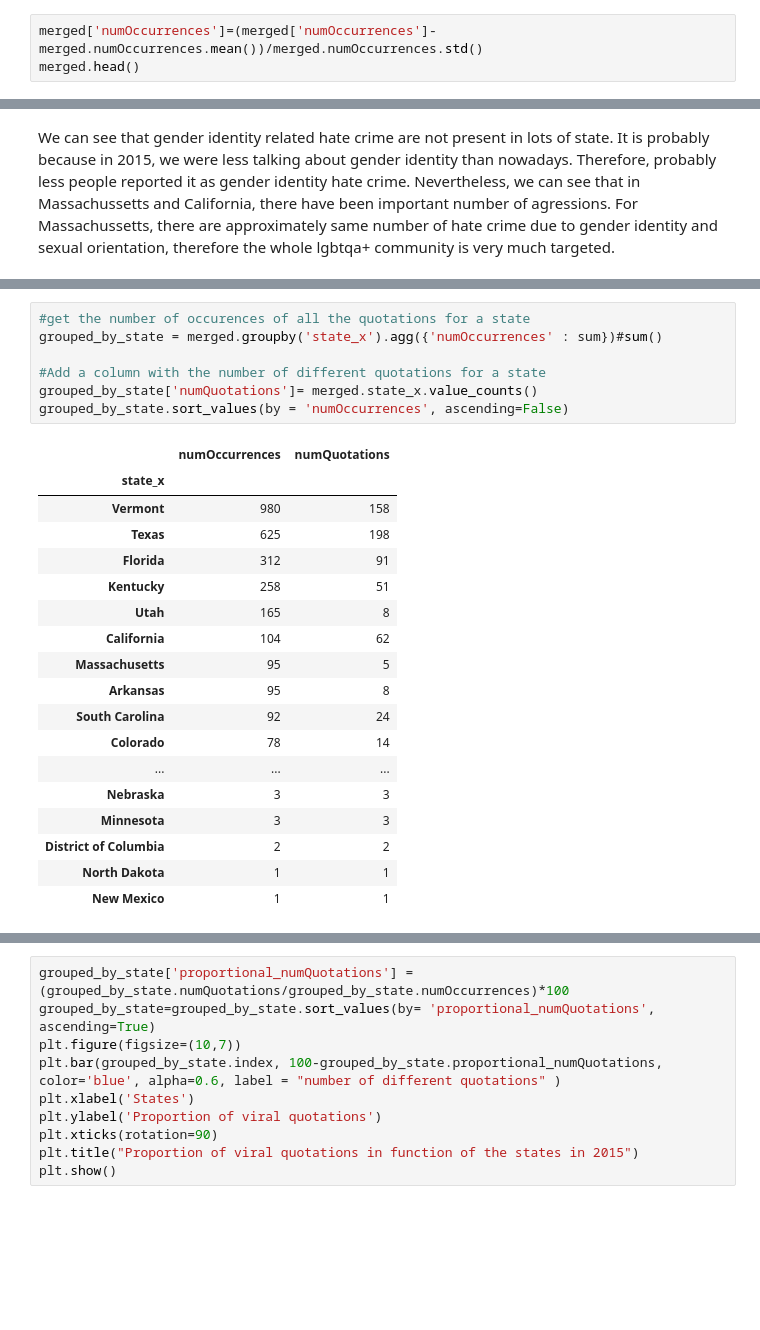
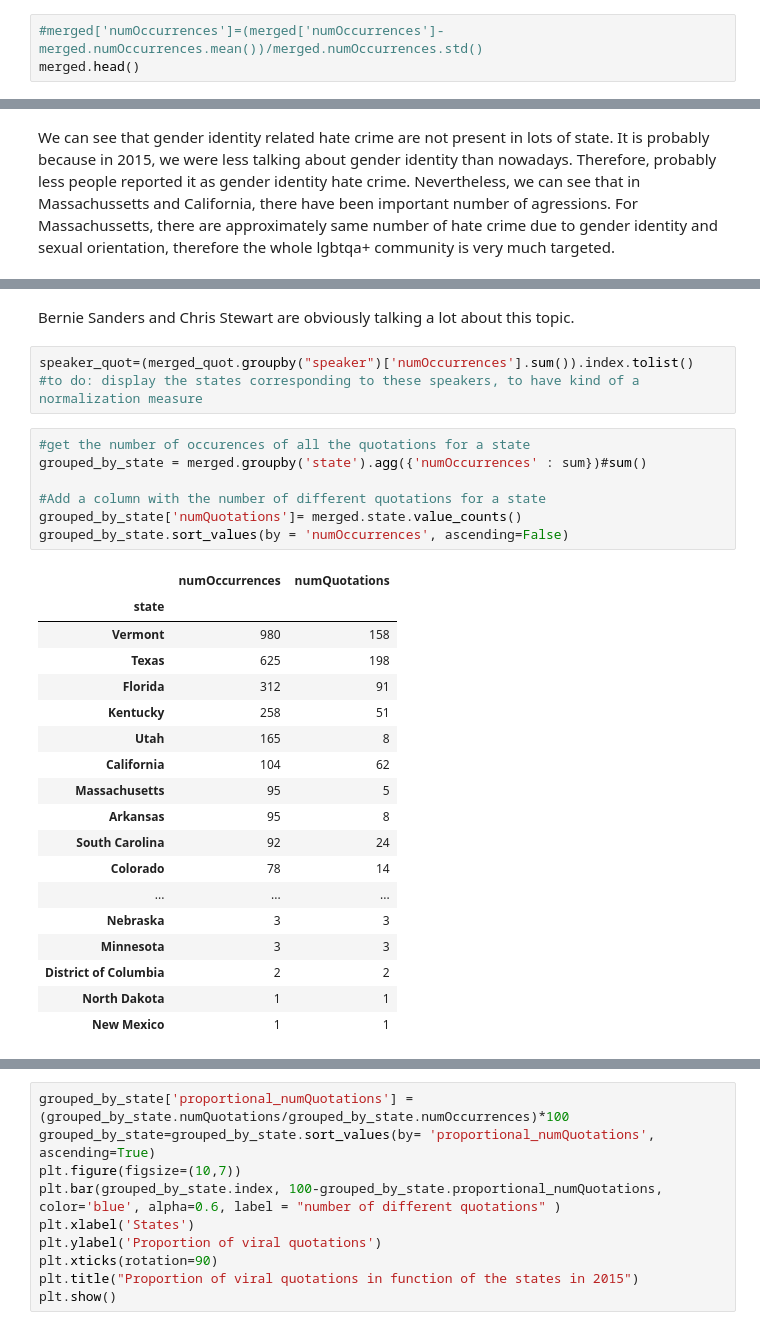
Before and after one commit to epfl-ada/ada-2021-project-ada_group_project, a Jupyter notebook: basic_exploration.ipynb, the cells around one changed output, grey strips where cells are left out. Drawn from its saved outputs; the diff is of its cells as text; blank space fills up the shorter version.

```diff
--- a/basic_exploration.ipynb
+++ b/basic_exploration.ipynb
@@ -90,7 +92,7 @@ merged.sample(5)
 # %% [markdown]
 **Normalization of 2015 data:**
 # %%
-merged['numOccurrences']=(merged['numOccurrences']-merged.numOccurrences.mean())/merged.numOccurrences.std()
+#merged['numOccurrences']=(merged['numOccurrences']-merged.numOccurrences.mean())/merged.numOccurrences.std()
 merged.head()
 # %% [output]
 |  | quotation | speaker | date | numOccurrences | urls | state |
@@ -342,13 +359,18 @@ Nevertheless, we can see that in Massachussetts and California, there have been
+# %% [markdown]
+Bernie Sanders and Chris Stewart are obviously talking a lot about this topic.
+# %%
+speaker_quot=(merged_quot.groupby("speaker")['numOccurrences'].sum()).index.tolist()
+#to do: display the states corresponding to these speakers, to have kind of a normalization measure
 # %%
 #get the number of occurences of all the quotations for a state
-grouped_by_state = merged.groupby('state_x').agg({'numOccurrences' : sum})#sum()
+grouped_by_state = merged.groupby('state').agg({'numOccurrences' : sum})#sum()
 
 #Add a column with the number of different quotations for a state
-grouped_by_state['numQuotations']= merged.state_x.value_counts()
+grouped_by_state['numQuotations']= merged.state.value_counts()
 grouped_by_state.sort_values(by = 'numOccurrences', ascending=False)
 # %% [output]
 |  | numOccurrences | numQuotations |
-| state_x |  |  |
+| state |  |  |
 | Vermont | 980 | 158 |
 | Texas | 625 | 198 |
 | Florida | 312 | 91 |
```
Also changed, not shown: parts of 14 cells of this notebook, 2 other files.
